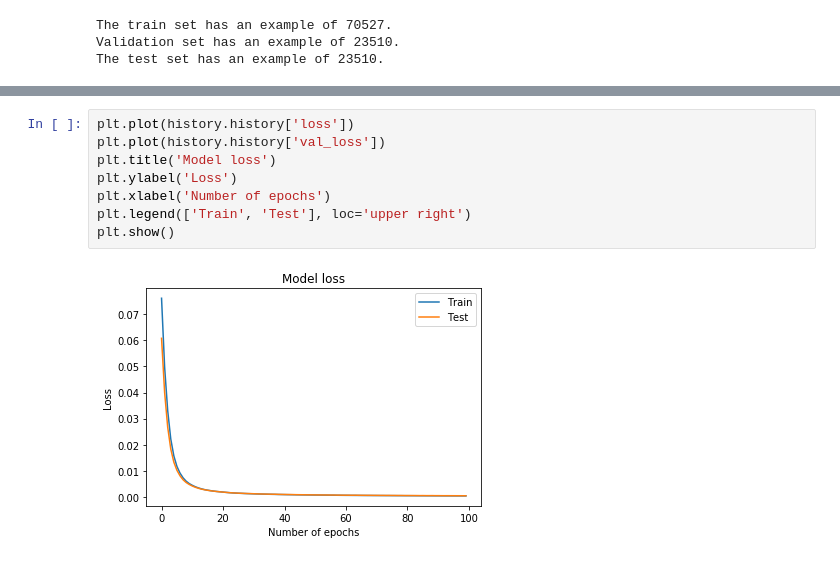
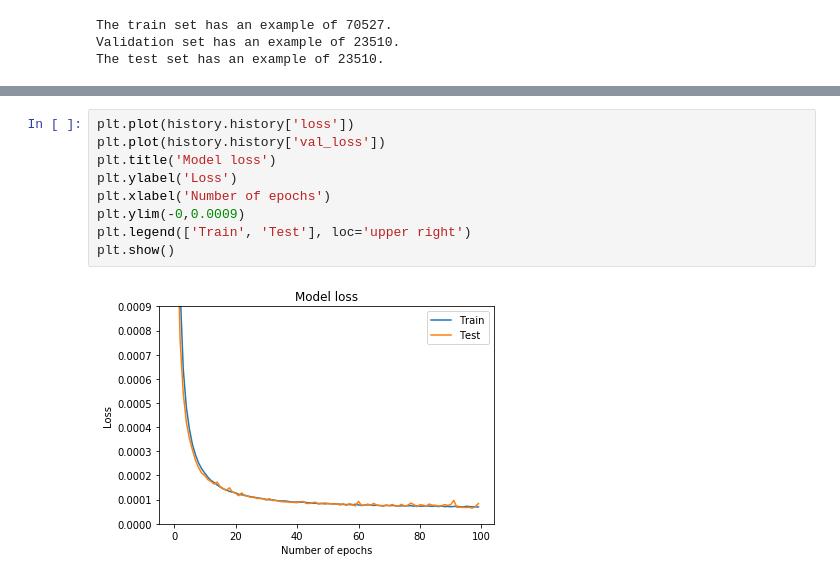
Before and after one commit to andre3racks/car-value-prediction, a Jupyter notebook: models/NeuralNetwork/NeuralNetwork.ipynb, the cells around one changed output, grey strips where cells are left out. Cells and saved outputs as stored; diff of their text form.

```diff
--- a/models/NeuralNetwork/NeuralNetwork.ipynb
+++ b/models/NeuralNetwork/NeuralNetwork.ipynb
@@ -382,10 +454,11 @@ plt.show()
 # %%
 plt.plot(history.history['loss'])
 plt.plot(history.history['val_loss'])
 plt.title('Model loss')
 plt.ylabel('Loss')
 plt.xlabel('Number of epochs')
+plt.ylim(-0,0.0009)
 plt.legend(['Train', 'Test'], loc='upper right')
 plt.show()
 # %% [output]
-[figure, old version]
+[figure, new version]
```
Also changed, not shown: parts of 29 cells of this notebook, 1 other file.
